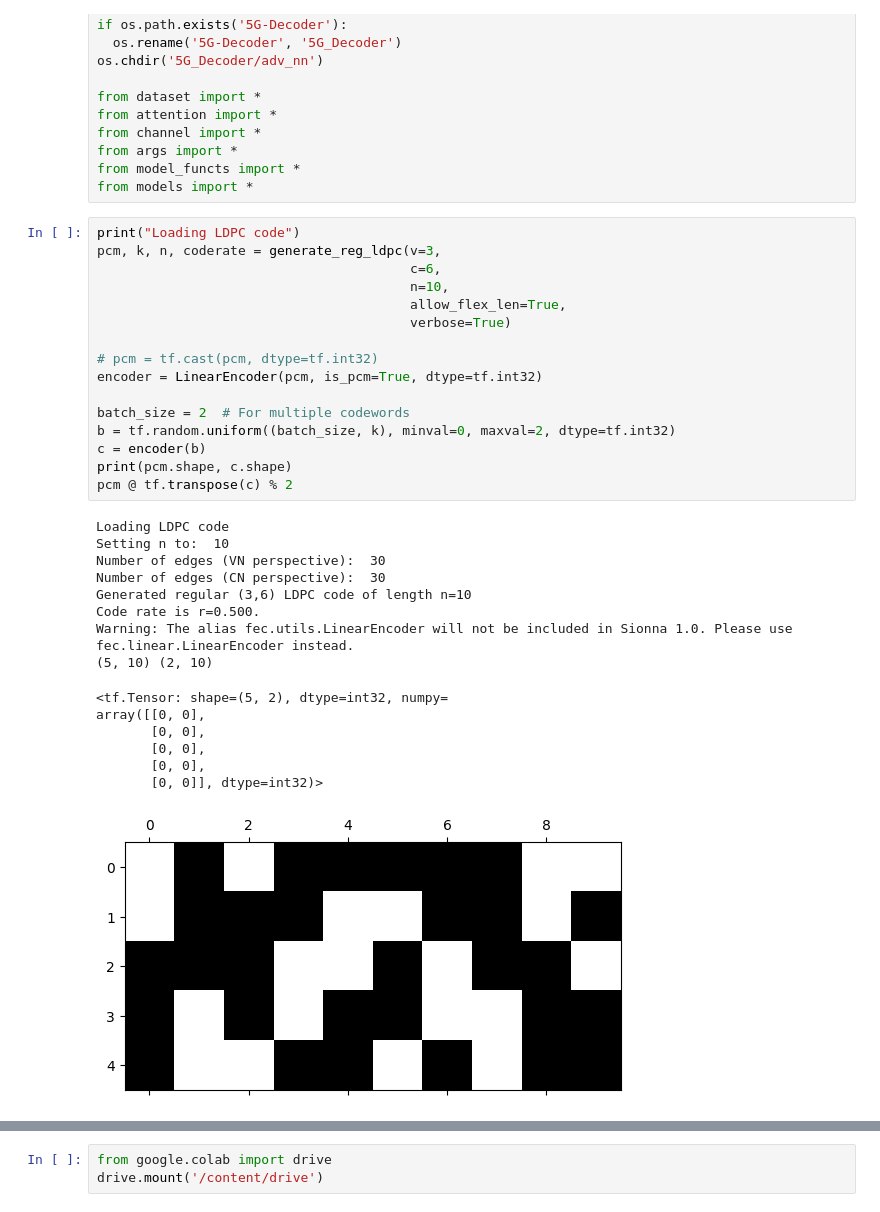
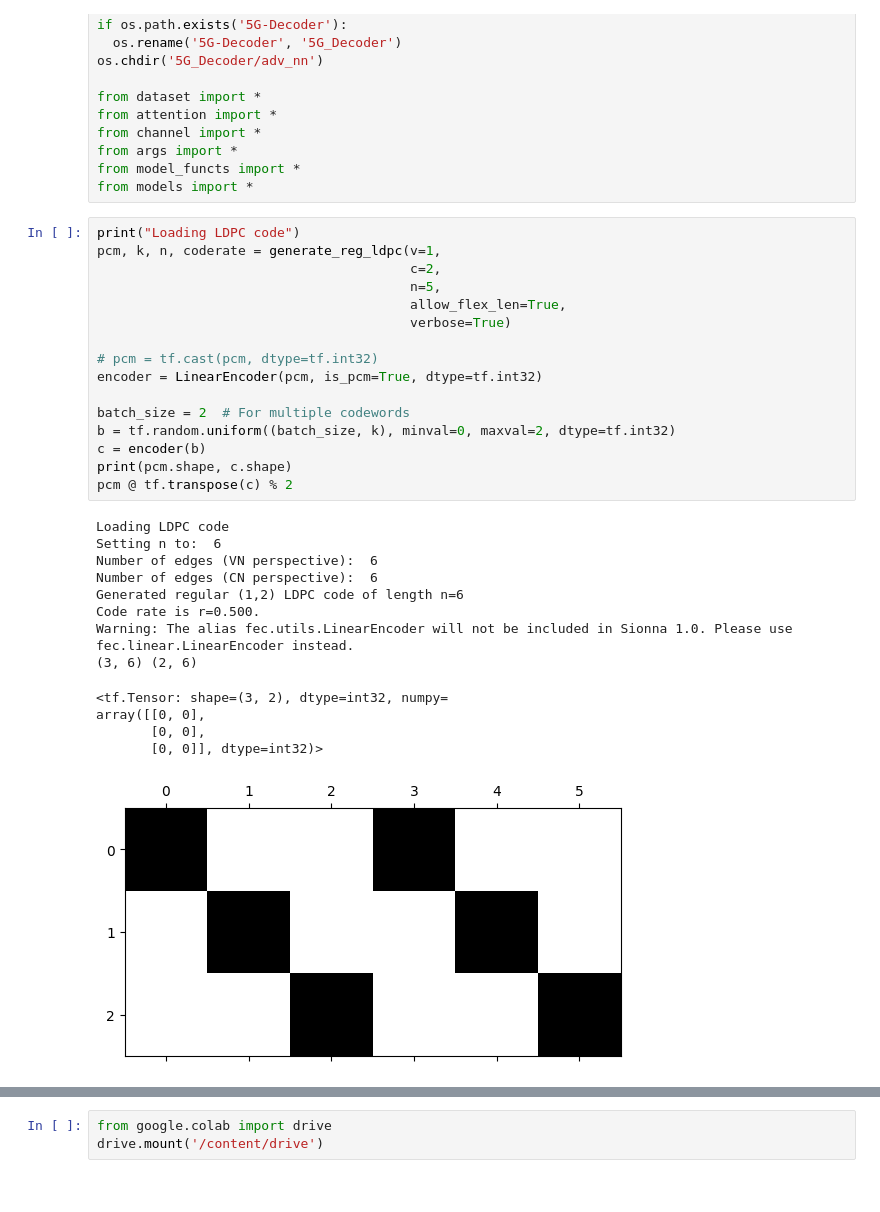
Before and after one commit to pollyjuice74/5G-Decoder, a Jupyter notebook: LTD_model_reg_LDPC.ipynb, the cells around one changed output, grey strips where cells are left out. Drawn from its saved outputs; the diff is of its cells as text.

```diff
--- a/LTD_model_reg_LDPC.ipynb
+++ b/LTD_model_reg_LDPC.ipynb
@@ -47,36 +47,34 @@ from model_functs import *
 from models import *
 # %%
 print("Loading LDPC code")
-pcm, k, n, coderate = generate_reg_ldpc(v=3,
-                                        c=6,
-                                        n=10,
+pcm, k, n, coderate = generate_reg_ldpc(v=1,
+                                        c=2,
+                                        n=5,
                                         allow_flex_len=True,
                                         verbose=True)
 
 # pcm = tf.cast(pcm, dtype=tf.int32)
 encoder = LinearEncoder(pcm, is_pcm=True, dtype=tf.int32)
 
 batch_size = 2  # For multiple codewords
 b = tf.random.uniform((batch_size, k), minval=0, maxval=2, dtype=tf.int32)
 c = encoder(b)
 print(pcm.shape, c.shape)
 pcm @ tf.transpose(c) % 2
 # %% [output]
 Loading LDPC code
-Setting n to:  10
-Number of edges (VN perspective):  30
-Number of edges (CN perspective):  30
-Generated regular (3,6) LDPC code of length n=10
+Setting n to:  6
+Number of edges (VN perspective):  6
+Number of edges (CN perspective):  6
+Generated regular (1,2) LDPC code of length n=6
 Code rate is r=0.500.
 Warning: The alias fec.utils.LinearEncoder will not be included in Sionna 1.0. Please use fec.linear.LinearEncoder instead.
-(5, 10) (2, 10)
+(3, 6) (2, 6)
-<tf.Tensor: shape=(5, 2), dtype=int32, numpy=
+<tf.Tensor: shape=(3, 2), dtype=int32, numpy=
 array([[0, 0],
        [0, 0],
-       [0, 0],
-       [0, 0],
        [0, 0]], dtype=int32)>
-[figure, old version]
+[figure, new version]
 # %%
 # for e2e model
 from sionna.utils import BinarySource, ebnodb2no
```
Also changed, not shown: parts of 5 cells of this notebook.
